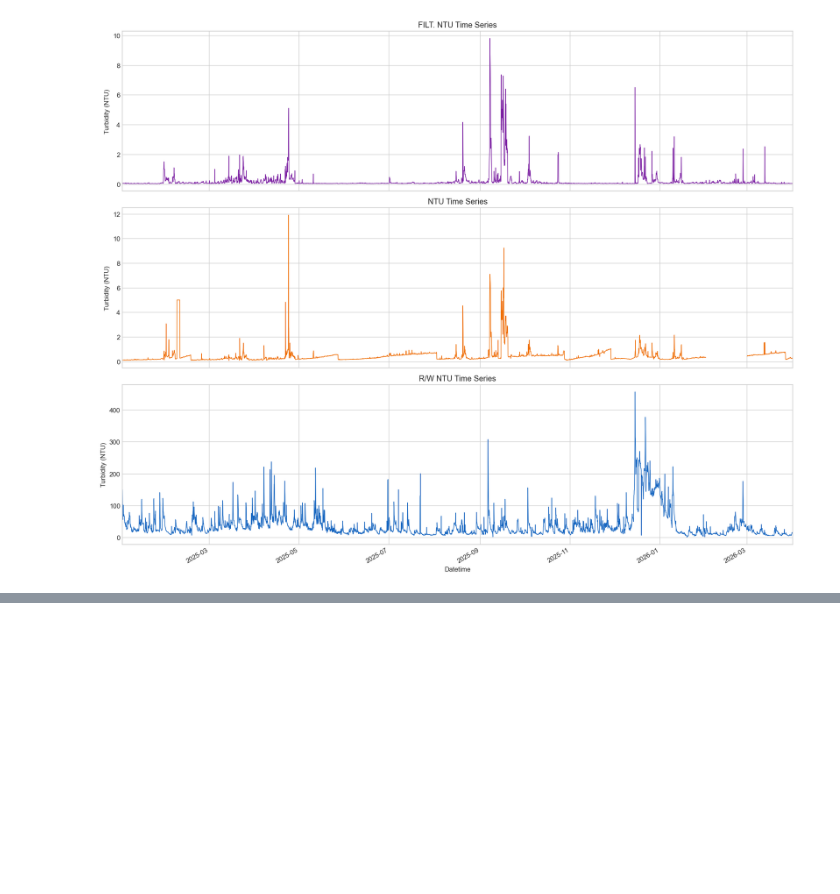
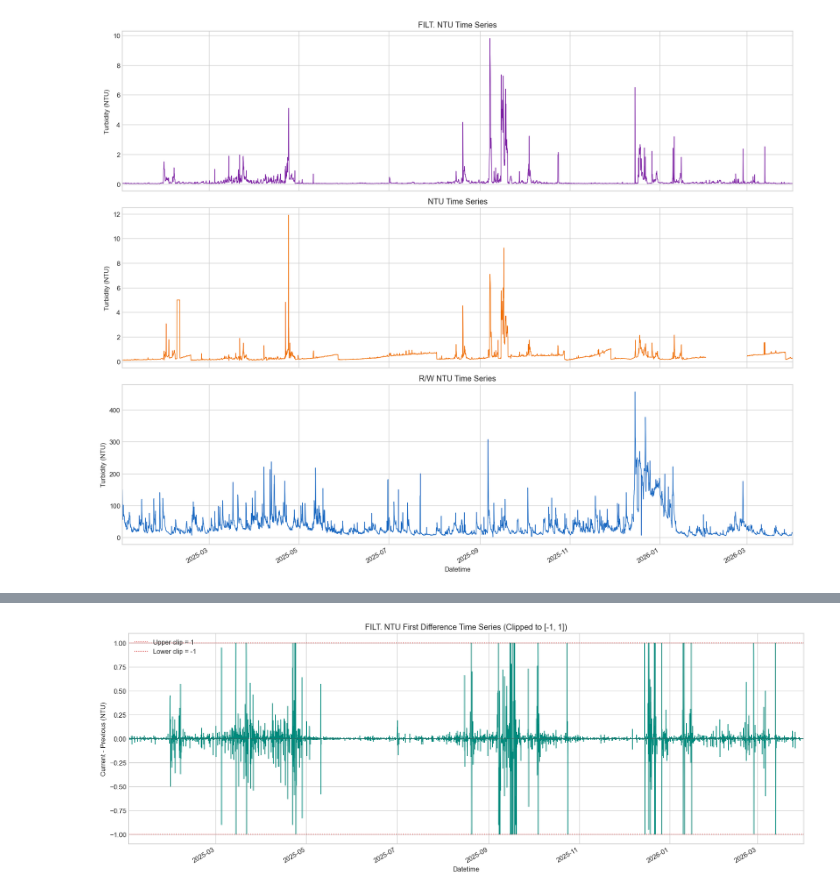
Before and after one commit to Azdmjiny/2026-Asia-Pasific-cup, a Jupyter notebook: temp/plot_filt.ipynb, the cells around one changed output, grey strips where cells are left out. Saved outputs shown, nothing was run; the diff lists cells and outputs as text; code cells hidden in the pictures; blank space fills up the shorter version.

```diff
--- a/temp/plot_filt.ipynb
+++ b/temp/plot_filt.ipynb
@@ -81,0 +90,26 @@ plt.show()
+# %%
+turbidity["FILT. NTU_diff"] = turbidity["FILT. NTU"].diff()
+turbidity["FILT. NTU_diff_clipped"] = turbidity["FILT. NTU_diff"].clip(-1, 1)
+
+fig, ax = plt.subplots(figsize=(15, 5.5))
+ax.plot(
+    turbidity["DATETIME"],
+    turbidity["FILT. NTU_diff_clipped"],
+    color="#00897b",
+    linewidth=0.9,
+)
+ax.axhline(0, color="#555555", linestyle="--", linewidth=0.8, alpha=0.7)
+ax.axhline(1, color="#d32f2f", linestyle=":", linewidth=1.0, label="Upper clip = 1")
+ax.axhline(-1, color="#d32f2f", linestyle=":", linewidth=1.0, label="Lower clip = -1")
+
+ax.set_title("FILT. NTU First Difference Time Series (Clipped to [-1, 1])")
+ax.set_xlabel("Datetime")
+ax.set_ylabel("Current - Previous (NTU)")
+ax.set_ylim(-1.1, 1.1)
+ax.legend()
+ax.margins(x=0)
+fig.autofmt_xdate()
+fig.tight_layout()
+plt.show()
+# %% [output]
+[figure, added]
```
Also changed, not shown: parts of 1 cell of this notebook, 1 other file.
